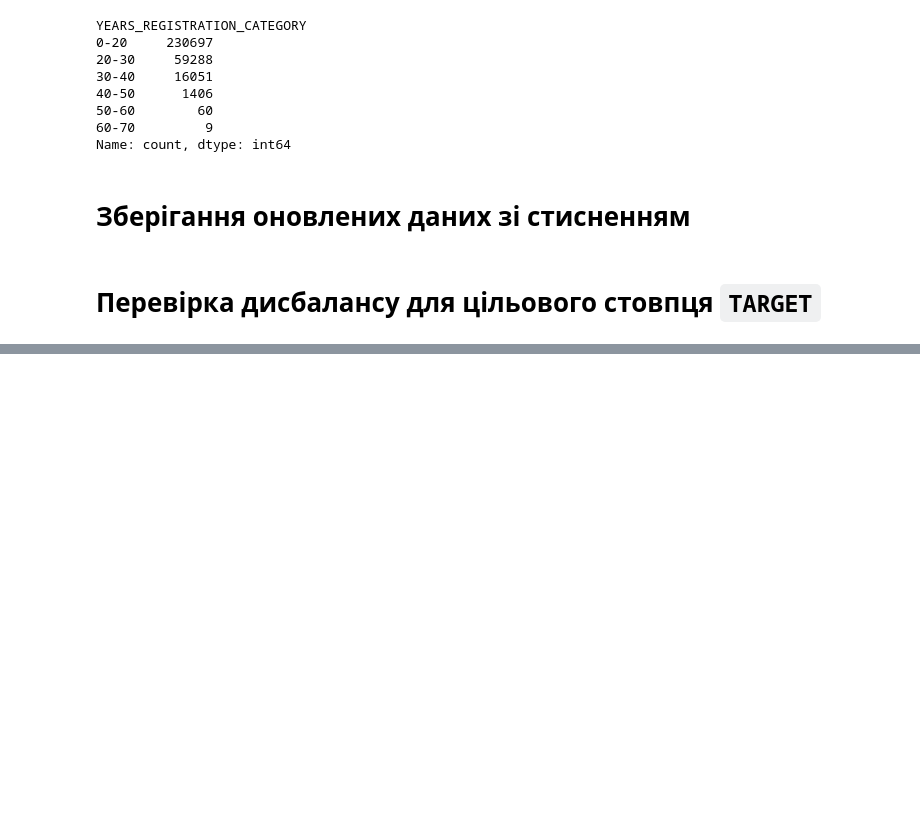
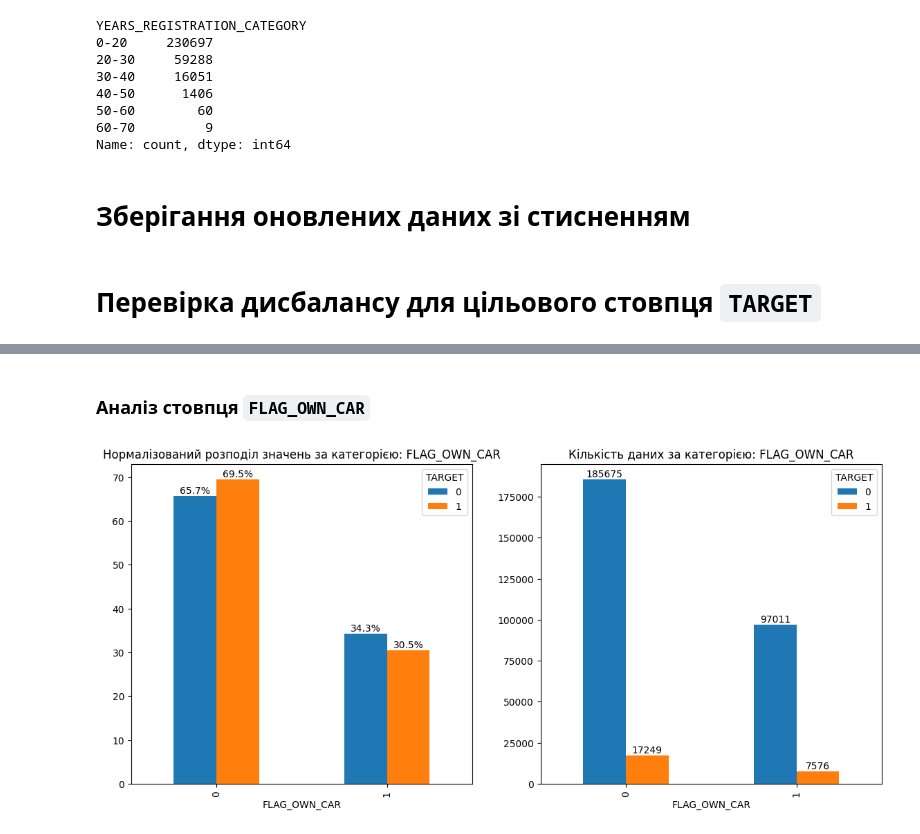
Before and after one commit to prindyn/ml_learning, a Jupyter notebook: HW 1.2 Credit EDA.ipynb, the cells around one changed output, grey strips where cells are left out. Drawn from its saved outputs; the diff is of its cells as text; code cells hidden in the pictures; blank space fills up the shorter version.

```diff
--- a/HW 1.2 Credit EDA.ipynb
+++ b/HW 1.2 Credit EDA.ipynb
@@ -1704,0 +1786,6 @@ df.to_csv(f'{filename}.zip', compression=compression_options, index=False)
+# %% [markdown]
+### Аналіз стовпця `FLAG_OWN_CAR`
+# %%
+uni_cat_target_compare(df, 'FLAG_OWN_CAR')
+# %% [output]
+[figure, added]
```
Also changed, not shown: parts of 163 cells of this notebook, 2 other files.
